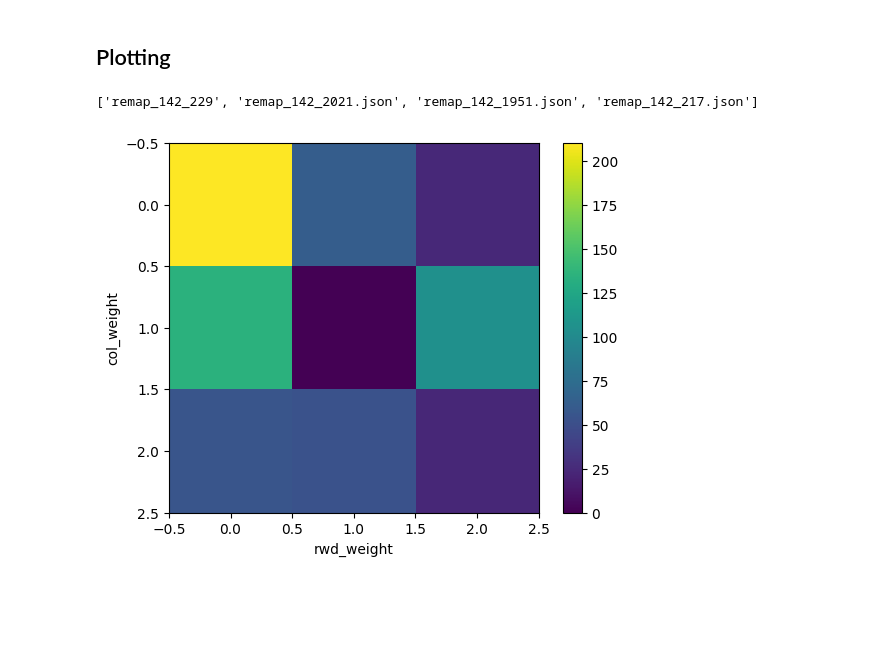
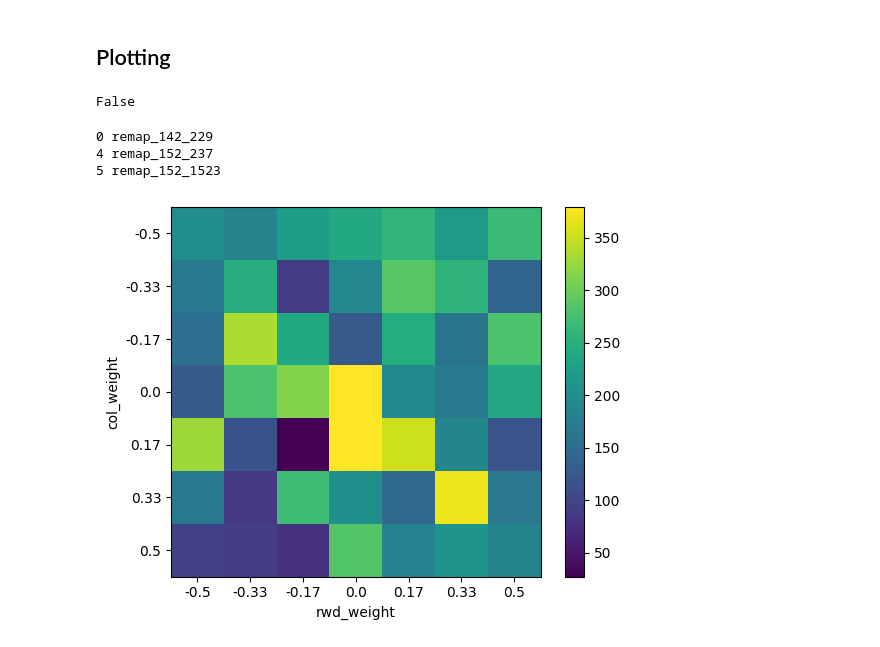
Before and after one commit to iKiru-hub/PCNN, a Jupyter notebook: notebooks/lab_analysis_1.ipynb, the cells around one changed output. Cells and saved outputs as stored; diff of their text form; code cells hidden in the pictures; blank space fills up the shorter version.

```diff
--- a/notebooks/lab_analysis_1.ipynb
+++ b/notebooks/lab_analysis_1.ipynb
@@ -207,23 +207,35 @@ plt.show()
 [figure]
 # %% [markdown]
 ## Plotting
+# %%
+f.endswith("json")
+# %% [output]
+False
 # %%
 respath = "../src/analysis/results"
 files = os.listdir(respath)
-print(files)
+for i, f in enumerate(files):
+    if f.endswith("json"): continue
+    print(f"{i} {f}")
 # %% [output]
-['remap_142_229', 'remap_142_2021.json', 'remap_142_1951.json', 'remap_142_217.json']
+0 remap_142_229
+4 remap_152_237
+5 remap_152_1523
 # %%
-with open(f"{respath}/{files[0]}/data.json", "r") as f:
+idx = 5
+
+with open(f"{respath}/{files[idx]}/data.json", "r") as f:
     data = json.load(f)
+with open(f"{respath}/{files[idx]}/values.json", "r") as f:
+    values = json.load(f)
 # %%
 #res1 = res.copy()
 plt.imshow(data, cmap="viridis")
-#plt.xticks(range(tot), values)
-#plt.yticks(range(tot), values)
+plt.xticks(range(len(values)), values)
+plt.yticks(range(len(values)), values)
 plt.xlabel(r"rwd_weight")
 plt.ylabel(r"col_weight")
 plt.colorbar()
 plt.show()
 # %% [output]
-[figure, old version]
+[figure, new version]
```
Also changed, not shown: 9 other files.
